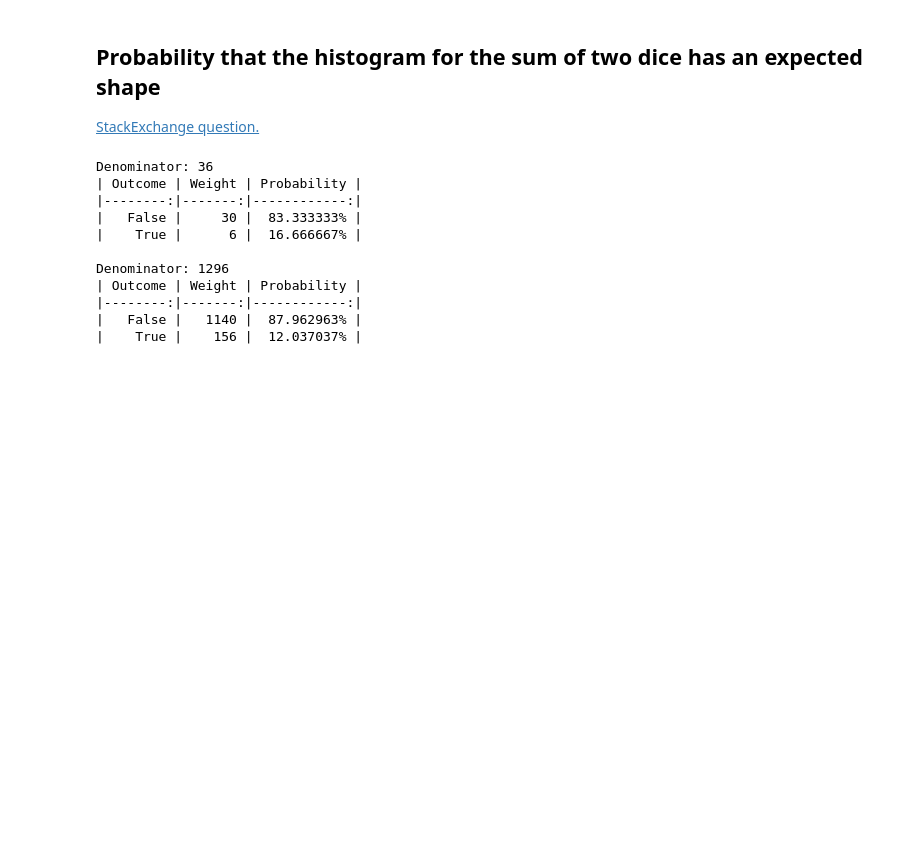
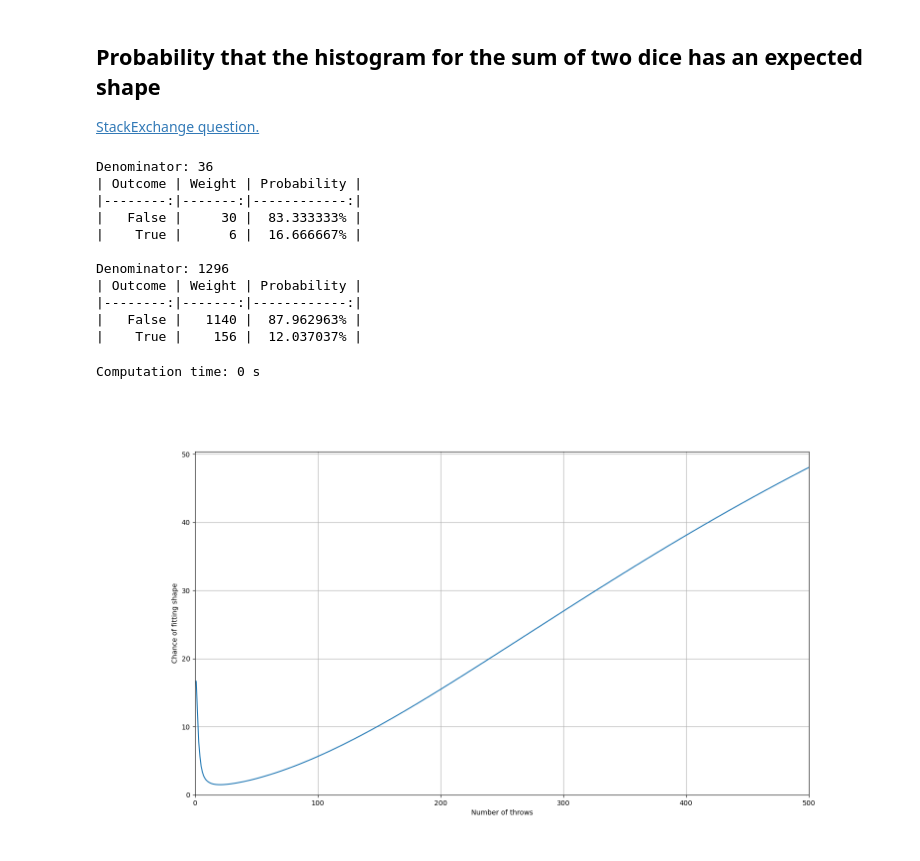
Before and after one commit to HighDiceRoller/icepool, a Jupyter notebook: notebooks/stack_exchange/triangleish.ipynb, the cells around one changed output. Cells and saved outputs as stored; diff of their text form; code cells hidden in the pictures; blank space fills up the shorter version.

```diff
--- a/notebooks/stack_exchange/triangleish.ipynb
+++ b/notebooks/stack_exchange/triangleish.ipynb
@@ -49,24 +49,29 @@ Denominator: 1296
 |   False |   1140 |  87.962963% |
 |    True |    156 |  12.037037% |
 # %%
-x = [n for n in range(501)]
+max_n = 500
+x = [n for n in range(1, max_n+1)]
 y = []
 
 import time
 
 start_ns = time.perf_counter_ns()
 for n in x:
     y.append(evaluator.eval(die.pool(n)).mean() * 100.0)
 end_ns = time.perf_counter_ns()
 elapsed_s = round((end_ns - start_ns) * 1e-9)
 print(f'Computation time: {elapsed_s} s')
 
 import matplotlib.pyplot as plt
 
-fig, ax = plt.subplots()
+fig, ax = plt.subplots(figsize=(16, 9))
 ax.plot(x, y)
-ax.set_xlabel('Number of trials')
-ax.set_ylabel('Chance of fitting shape')
-ax.set_xlim(left=0)
-ax.set_ylim(bottom=0, top=100)
+ax.grid()
+ax.set_xlabel('Number of throws')
+ax.set_ylabel('Chance of fitting shape (%)')
+ax.set_xlim(left=0, right=max_n)
+ax.set_ylim(bottom=0)
 plt.show()
+# %% [output]
+Computation time: 0 s
+[figure, added]
```
